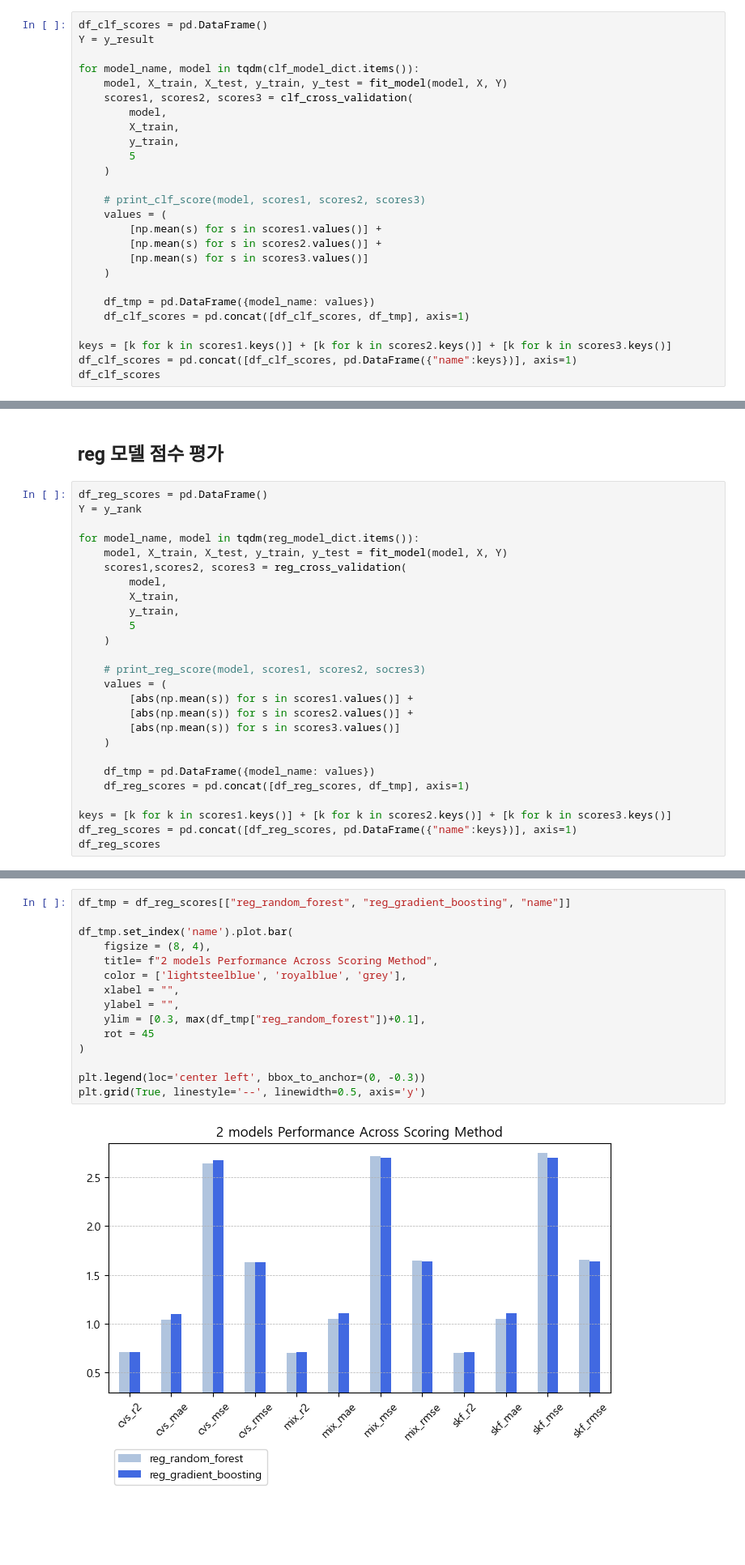
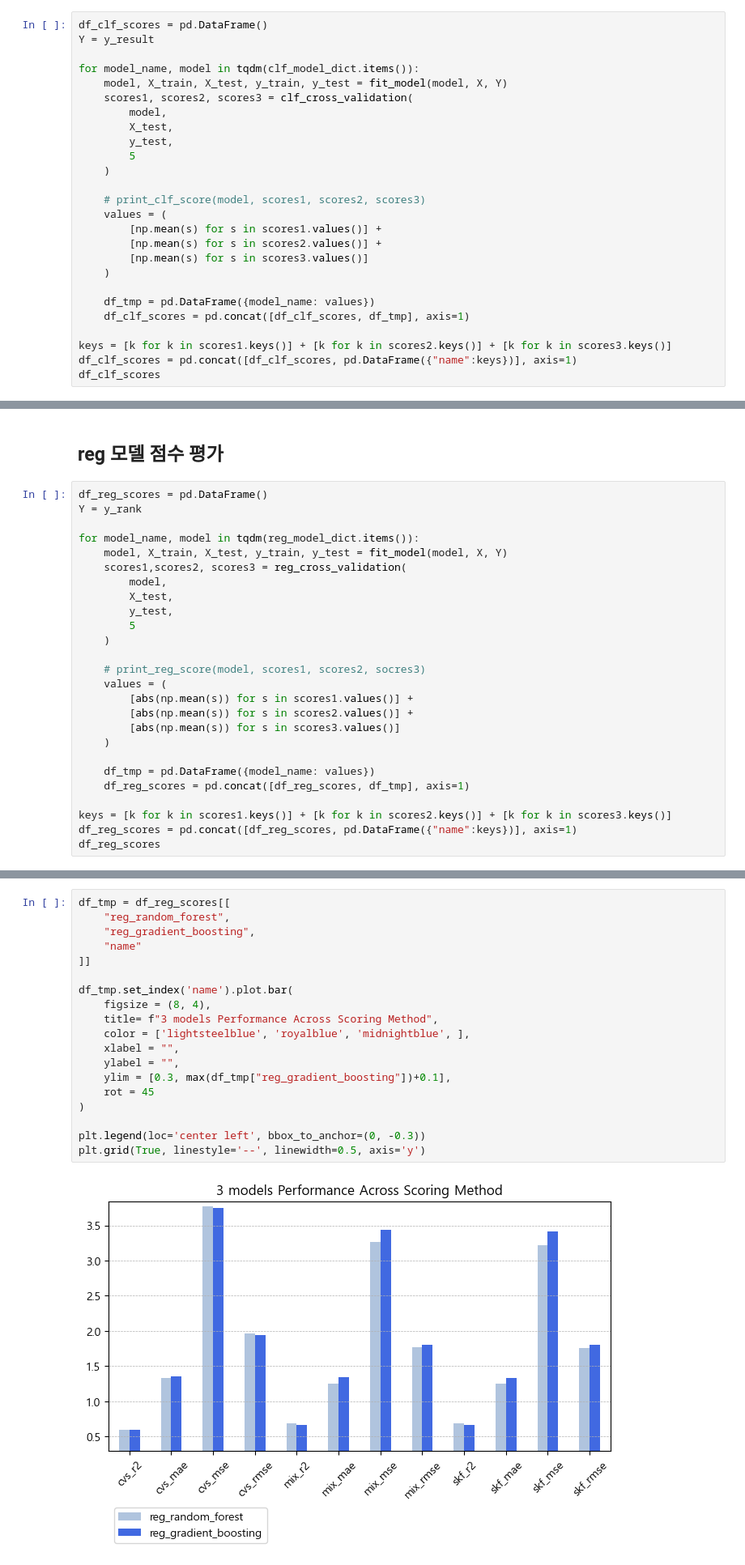
Before and after one commit to miny-genie/RTC-mariokart-8-AI, a Jupyter notebook: 3_select_model.ipynb, the cells around one changed output, grey strips where cells are left out. Shown at 81% size. Cells and saved outputs as stored; diff of their text form; blank space fills up the shorter version.

```diff
--- a/3_select_model.ipynb
+++ b/3_select_model.ipynb
@@ -305,8 +305,8 @@ for model_name, model in tqdm(clf_model_dict.items()):
     model, X_train, X_test, y_train, y_test = fit_model(model, X, Y)
     scores1, scores2, scores3 = clf_cross_validation(
         model,
-        X_train,
-        y_train,
+        X_test,
+        y_test,
         5
     )
 
@@ -453,8 +453,8 @@ for model_name, model in tqdm(reg_model_dict.items()):
     model, X_train, X_test, y_train, y_test = fit_model(model, X, Y)
     scores1,scores2, scores3 = reg_cross_validation(
         model,
-        X_train,
-        y_train,
+        X_test,
+        y_test,
         5
     )
 
@@ -510,19 +510,23 @@ plt.grid(True, linestyle='--', linewidth=0.5, axis='y')
 # %%
-df_tmp = df_reg_scores[["reg_random_forest", "reg_gradient_boosting", "name"]]
+df_tmp = df_reg_scores[[
+    "reg_random_forest",
+    "reg_gradient_boosting",
+    "name"
+]]
 
 df_tmp.set_index('name').plot.bar(
     figsize = (8, 4),
-    title= f"2 models Performance Across Scoring Method",
-    color = ['lightsteelblue', 'royalblue', 'grey'],
+    title= f"3 models Performance Across Scoring Method",
+    color = ['lightsteelblue', 'royalblue', 'midnightblue', ],
     xlabel = "",
     ylabel = "",
-    ylim = [0.3, max(df_tmp["reg_random_forest"])+0.1],
+    ylim = [0.3, max(df_tmp["reg_gradient_boosting"])+0.1],
     rot = 45
 )
 
 plt.legend(loc='center left', bbox_to_anchor=(0, -0.3))
 plt.grid(True, linestyle='--', linewidth=0.5, axis='y')
 # %% [output]
-[figure, old version]
+[figure, new version]
 # %% [markdown]
 # Test model
```
Also changed, not shown: parts of 13 cells of this notebook.
